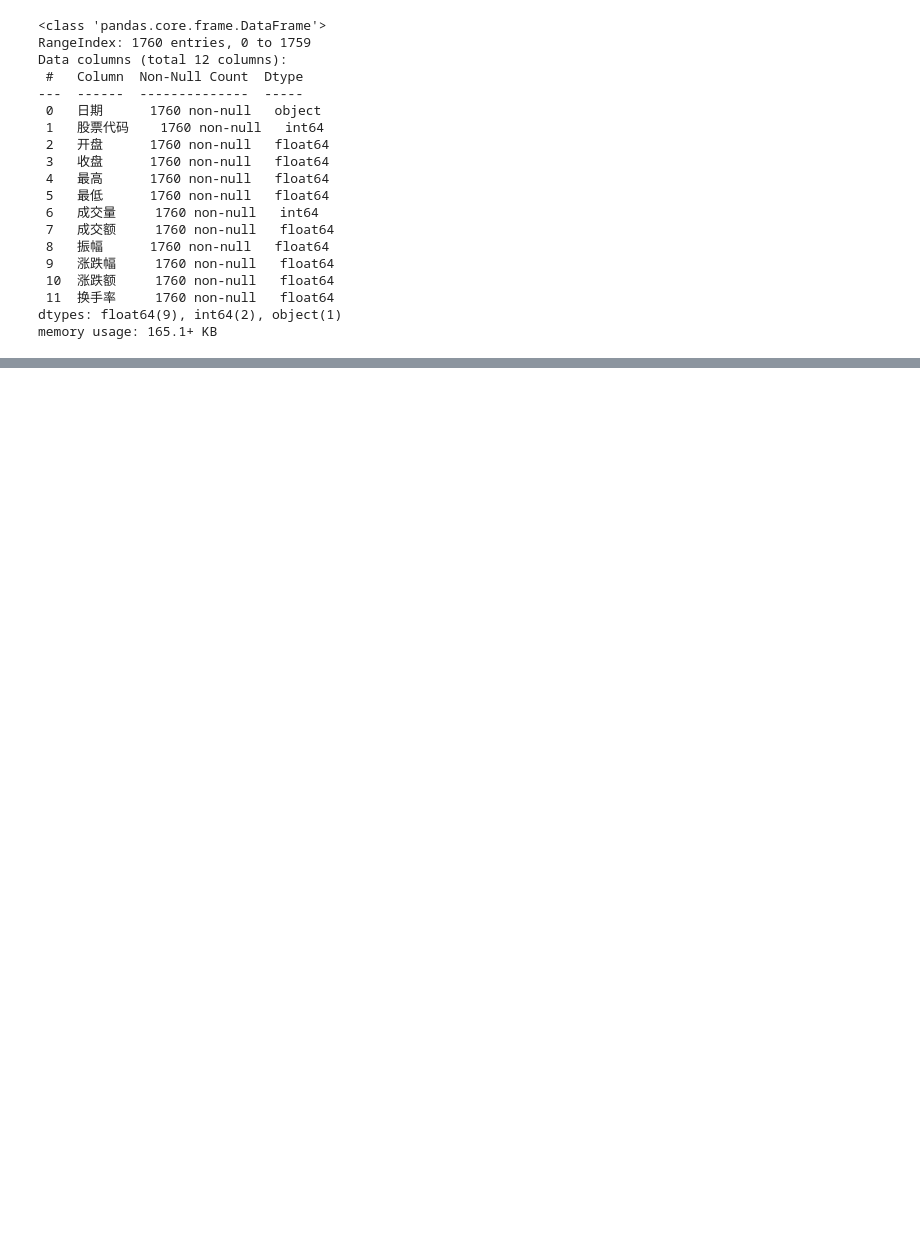
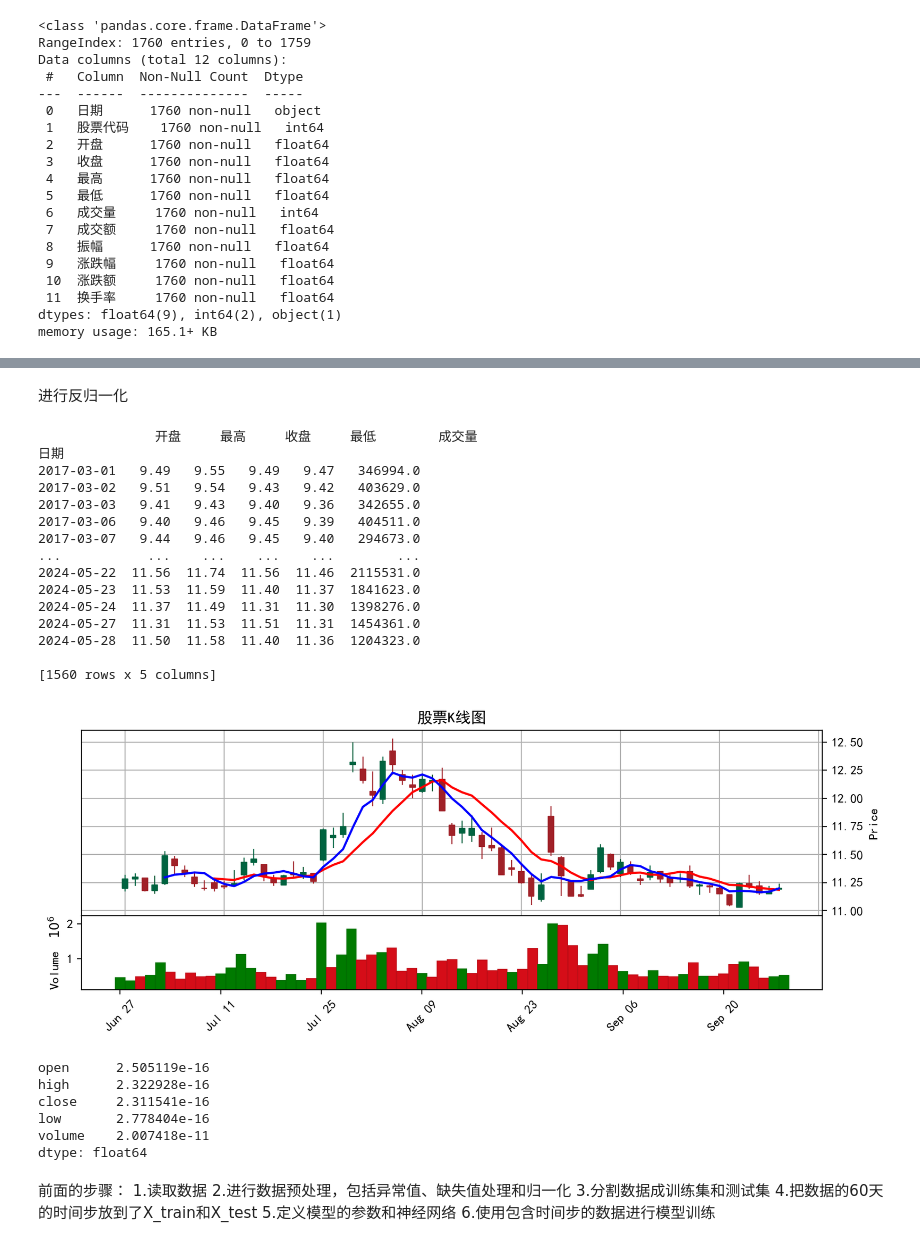
Before and after one commit to jkljklkjj/MachineLearn, a Jupyter notebook: 真正的作业.ipynb, the cells around one changed output, grey strips where cells are left out. Saved outputs shown, nothing was run; the diff lists cells and outputs as text; code cells hidden in the pictures; blank space fills up the shorter version.

```diff
--- a/真正的作业.ipynb
+++ b/真正的作业.ipynb
@@ -74,0 +244,46 @@ model.compile(optimizer=Adam(), loss='mean_squared_error')
+# %% [markdown]
+进行反归一化
+# %%
+def inverse_scaling(df, scalers):
+    #归一化数据逆缩放
+    df_inverse = pd.DataFrame()
+    for col in df.columns:
+        df_inverse[col] = scalers[col].inverse_transform(df[col].values.reshape(-1, 1)).flatten()
+    return df_inverse
+
+df_inverse = inverse_scaling(df, scalers)
+df_inverse['日期'] = df.index
+df_inverse.set_index('日期', inplace=True)
+print(df_inverse)#原数据
+df_inverse = df_inverse.rename(columns={'开盘': 'open', '最高': 'high', '收盘': 'close', '最低': 'low', '成交量': 'volume'})
+# %% [output]
+               开盘     最高     收盘     最低        成交量
+日期
+2017-03-01   9.49   9.55   9.49   9.47   346994.0
+2017-03-02   9.51   9.54   9.43   9.42   403629.0
+2017-03-03   9.41   9.43   9.40   9.36   342655.0
+2017-03-06   9.40   9.46   9.45   9.39   404511.0
+2017-03-07   9.44   9.46   9.45   9.40   294673.0
+...           ...    ...    ...    ...        ...
+2024-05-22  11.56  11.74  11.56  11.46  2115531.0
+2024-05-23  11.53  11.59  11.40  11.37  1841623.0
+2024-05-24  11.37  11.49  11.31  11.30  1398276.0
+2024-05-27  11.31  11.53  11.51  11.31  1454361.0
+2024-05-28  11.50  11.58  11.40  11.36  1204323.0
+
+[1560 rows x 5 columns]
+[figure, added]
+open      2.505119e-16
+high      2.322928e-16
+close     2.311541e-16
+low       2.778404e-16
+volume    2.007418e-11
+dtype: float64
+# %% [markdown]
+前面的步骤：
+1.读取数据
+2.进行数据预处理，包括异常值、缺失值处理和归一化
+3.分割数据成训练集和测试集
+4.把数据的60天的时间步放到了X_train和X_test
+5.定义模型的参数和神经网络
+6.使用包含时间步的数据进行模型训练
```
Also changed, not shown: parts of 26 cells of this notebook, 7 other files.
